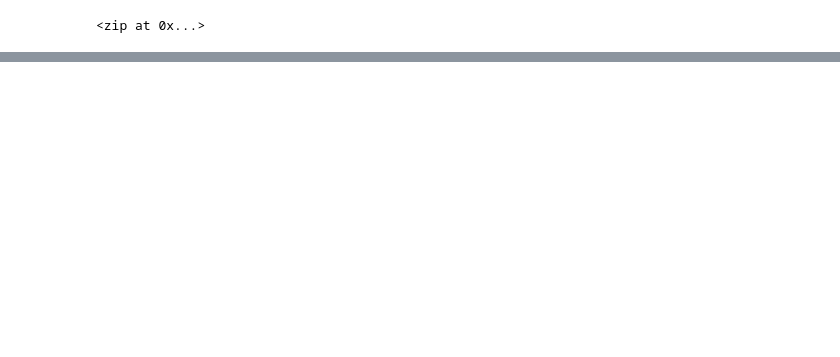
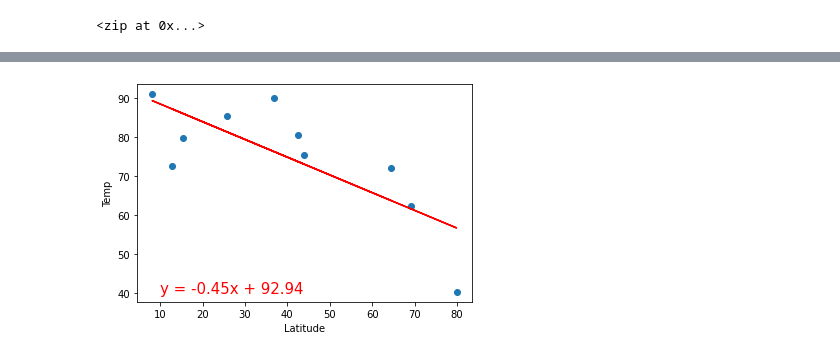
Before and after one commit to Mohammadbinshahid/-World_Weather_Analysis-, a Jupyter notebook: WeatherPy.ipynb, the cells around one changed output, grey strips where cells are left out. Cells and saved outputs as stored; diff of their text form; code cells hidden in the pictures; blank space fills up the shorter version.

```diff
--- a/WeatherPy.ipynb
+++ b/WeatherPy.ipynb
@@ -91,0 +253,9 @@ url = "http://api.openweathermap.org/data/2.5/weather?units=Imperial&APPID=" + w
+# %%
+lat = boston_data["coord"]["lat"]
+lng = boston_data["coord"]["lon"]
+max_temp = boston_data["main"]["temp_max"]
+humidity = boston_data["main"]["humidity"]
+clouds = boston_data["clouds"]["all"]
+wind = boston_data["wind"]["speed"]
+
+print(lat, lng, max_temp, humidity, clouds, wind)
@@ -175,0 +510,4 @@ city_data_df.to_csv(output_data_file, index_label="City_ID")
+# %%
+# Create an equal number of latitudes and temperatures.
+lats = [42.5, 43.9, 8.1, 36.8, 79.9, 69.1, 25.7, 15.3, 12.7, 64.5]
+temps = [80.5, 75.3, 90.9, 90.0, 40.4, 62.3, 85.4, 79.6, 72.5, 72.0]
@@ -175,0 +525,20 @@ city_data_df.to_csv(output_data_file, index_label="City_ID")
+# %%
+# Calculate the regression line "y values" from the slope and intercept.
+regress_values = [(lat * slope + intercept) for lat in lats]
+# %%
+# Import Matplotlib.
+import matplotlib.pyplot as plt
+
+# Create a scatter plot of the x and y values.
+plt.scatter(lats,temps)
+
+# Plot the regression line with the x-values and the y coordinates based on the intercept and slope.
+plt.plot(lats,regress_values,"r")
+
+# Annotate the text for the line equation and add its coordinates.
+plt.annotate(line_eq, (10,40), fontsize=15, color="red")
+plt.xlabel('Latitude')
+plt.ylabel('Temp')
+plt.show()
+# %% [output]
+[figure, added]
```
Also changed, not shown: parts of 53 cells of this notebook.
